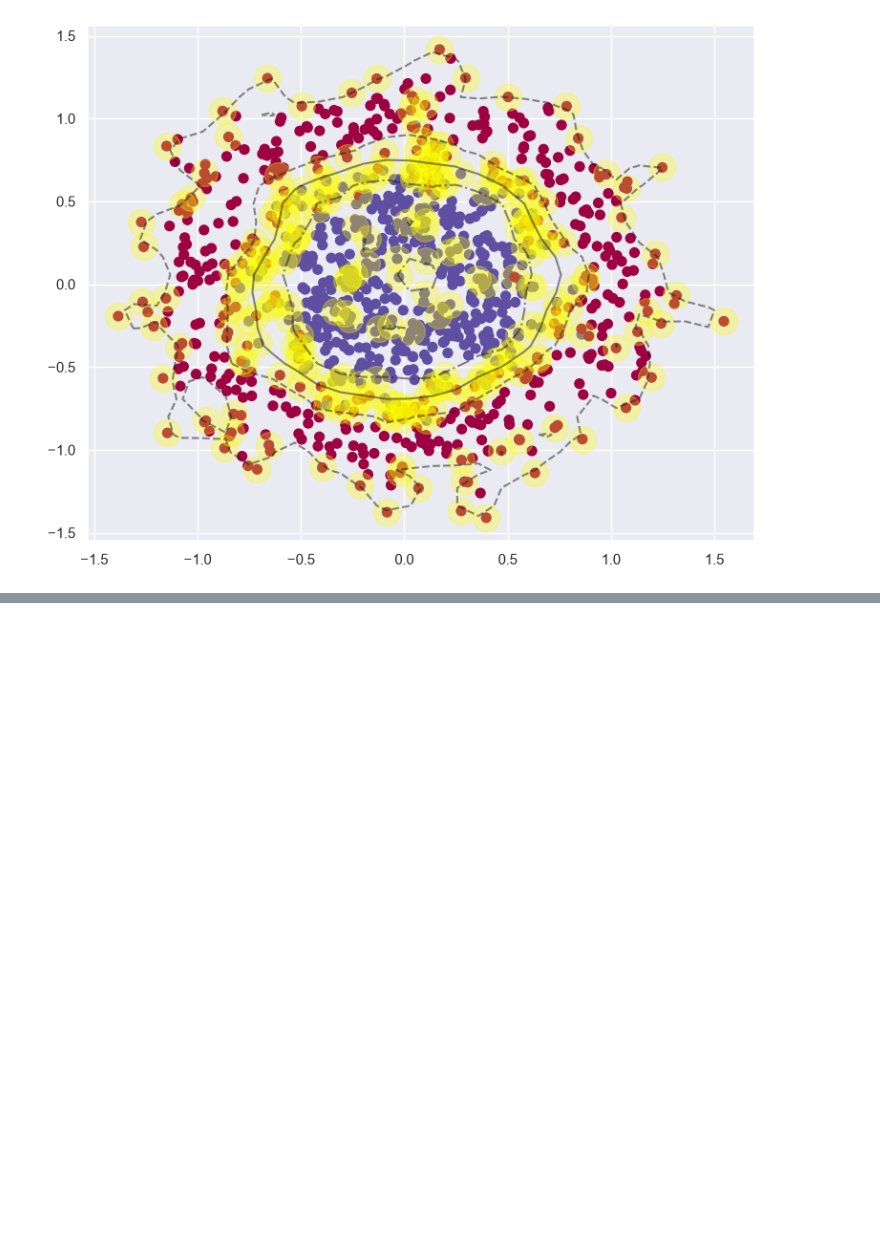
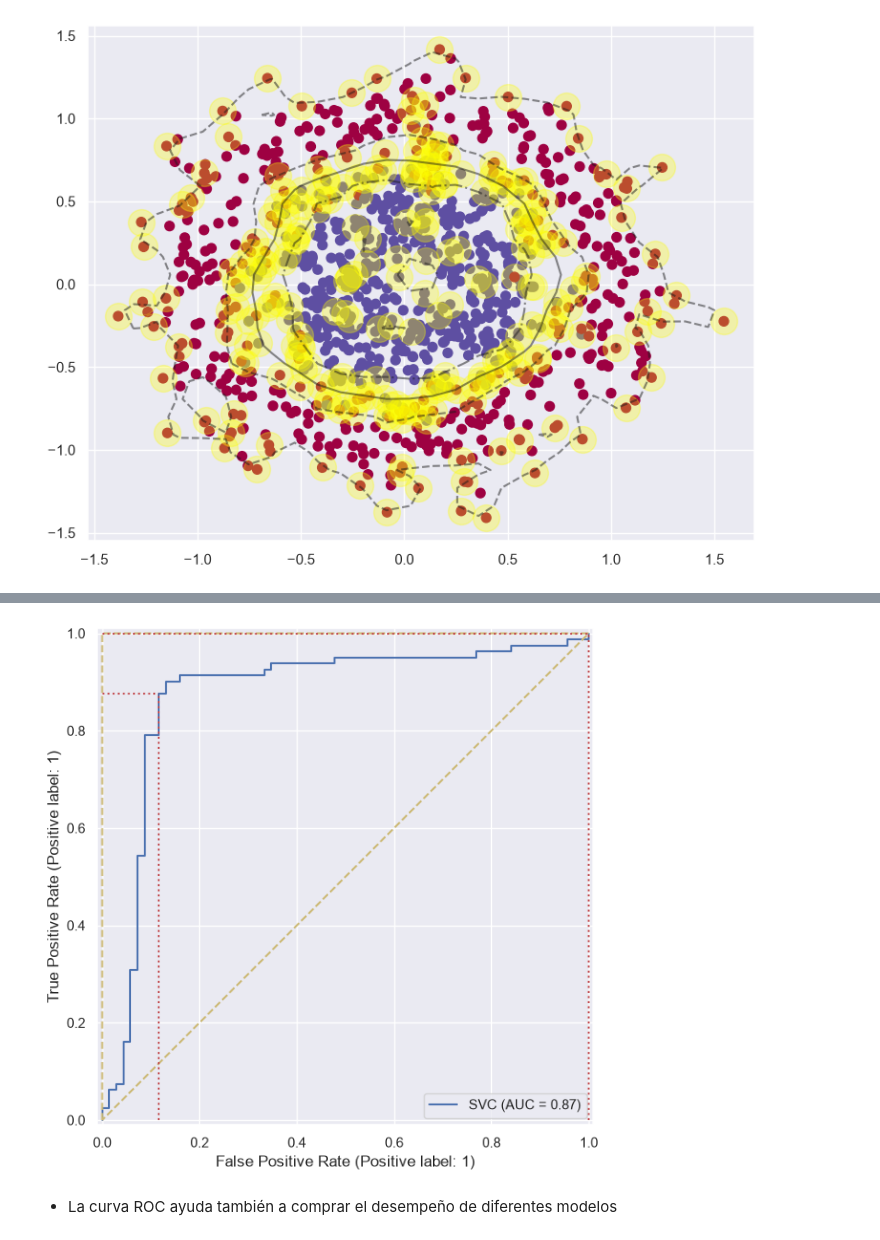
Before and after one commit to SebasOps/Codigos_Mod.5_Machine_Learning, a Jupyter notebook: Códigos/SVM.ipynb, the cells around one changed output, grey strips where cells are left out. Cells and saved outputs as stored; diff of their text form; code cells hidden in the pictures; blank space fills up the shorter version.

```diff
--- a/Códigos/SVM.ipynb
+++ b/Códigos/SVM.ipynb
@@ -248,0 +272,19 @@ plot_svc_decision_function(modelnol)
+# %%
+# Obtenemos las predicciones del modelo:
+yhat = modeloSVM.predict(Xtest)
+
+# Obtenemos la tasa de falsos positivos (fpr) y la tasa de verdaderos positivos (tpr):
+fpr, tpr, _ = metrics.roc_curve(ytest, yhat)
+
+
+metrics.RocCurveDisplay.from_estimator(modeloSVM, Xtest, ytest)
+
+plt.plot([0,0,1,0],[0,1,1,0], 'y--')
+
+plt.hlines(tpr, 0, fpr, colors='r', linestyles='dotted')  # Se calcula TPrate y FPrate con base a threshold=0.5
+plt.vlines(fpr, 0, tpr, colors='r', linestyles='dotted')  # como valor predeteminado
+plt.show()
+# %% [output]
+[figure, added]
+# %% [markdown]
+* La curva ROC ayuda también a comprar el desempeño de diferentes modelos
```
Also changed, not shown: parts of 4 cells of this notebook, 2 other files.
